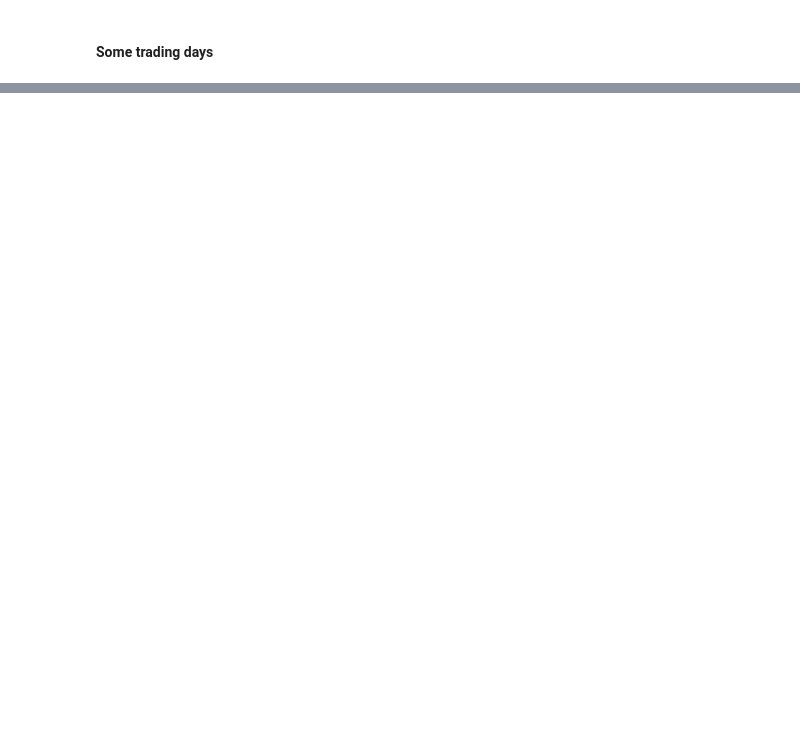
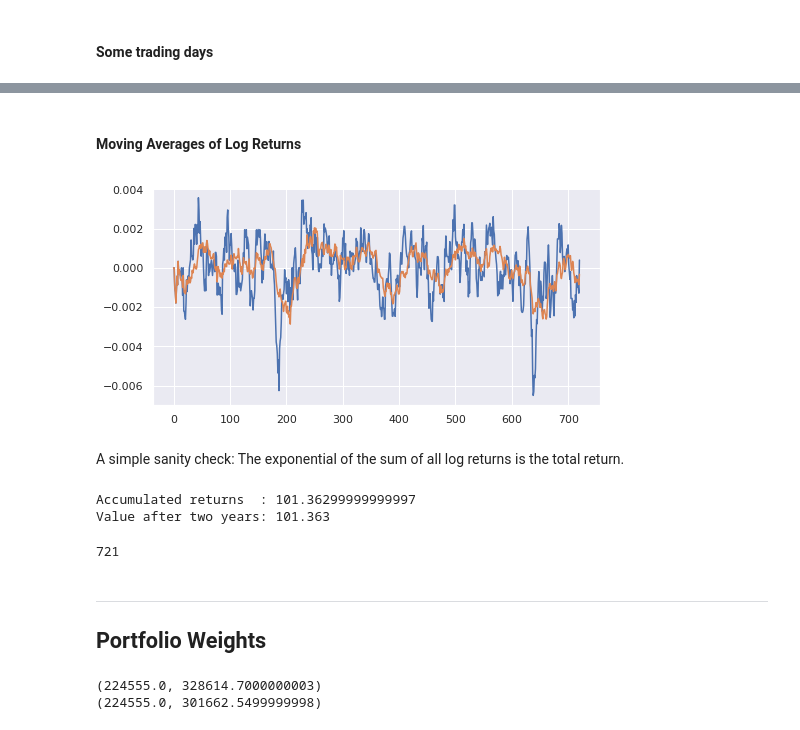
Before and after one commit to smurve/financials, a Jupyter notebook: PortfolioActor.ipynb, the cells around one changed output, grey strips where cells are left out. Cells and saved outputs as stored; diff of their text form; code cells hidden in the pictures; blank space fills up the shorter version.

```diff
--- a/PortfolioActor.ipynb
+++ b/PortfolioActor.ipynb
@@ -235,0 +251,65 @@ sns.lineplot(t, [aapl.psi(tt) for tt in t]);
+# %%
+lr = {}
+for ticker in market.prices:
+    l = np.log(h[ticker])
+    lr[ticker] = l[1:] - l[:-1]
+# %%
+from statsutils import MovingStats
+
+widthes = [10, 20, 30]
+avgs = {}
+for ticker in market.prices:
+    avgs[ticker] = {w: [] for w in widthes}
+    ms = {w: MovingStats(w) for w in widthes}
+    for v in lr[ticker]:
+        for w in widthes:
+            ms[w].push(v)
+            avgs[ticker][w].append(ms[w].stats()[0])
+# %% [markdown]
+#### Moving Averages of Log Returns
+# %%
+ticker = 'AAPL'
+
+sns.set(rc={'figure.figsize':(8.0,4.0)})
+#sns.lineplot(range(len(lr[ticker])), lr[ticker])
+for w in [10, 30]:
+    sns.lineplot(range(len(avgs[ticker][w])), avgs[ticker][w])
+# %% [output]
+[figure, added]
+# %% [markdown]
+A simple sanity check: The exponential of the sum of all log returns is the total return.
+# %%
+V0 = market.history_for(ticker)[0][2]
+print( "Accumulated returns  : %s" %
+      float(V0*np.exp(np.sum(lr[ticker]))))
+print( "Value after two years: %s" %
+      market.history_for(ticker)[-1][0])
+# %% [output]
+Accumulated returns  : 101.36299999999997
+Value after two years: 101.363
+# %%
+len(avgs['AAPL'][30])
+# %% [output]
+721
+# %% [markdown]
+---
+## Portfolio Weights
+# %%
+def performance(investor):
+    initial_wealth = np.sum([
+        500 * market.history_for(ticker)[0][2]
+        for ticker in investor.portfolio
+    ]) + 500
+
+    total_wealth = np.sum([
+        portfolio[ticker] * market.price_for(ticker)[0]
+        for ticker in investor.portfolio
+    ]) + investor.cash
+
+    return initial_wealth, total_wealth
+
+print(performance(investors[1]))
+print(performance(investors[3]))
+# %% [output]
+(224555.0, 328614.7000000003)
+(224555.0, 301662.5499999998)
```
Also changed, not shown: parts of 29 cells of this notebook, 5 other files.
